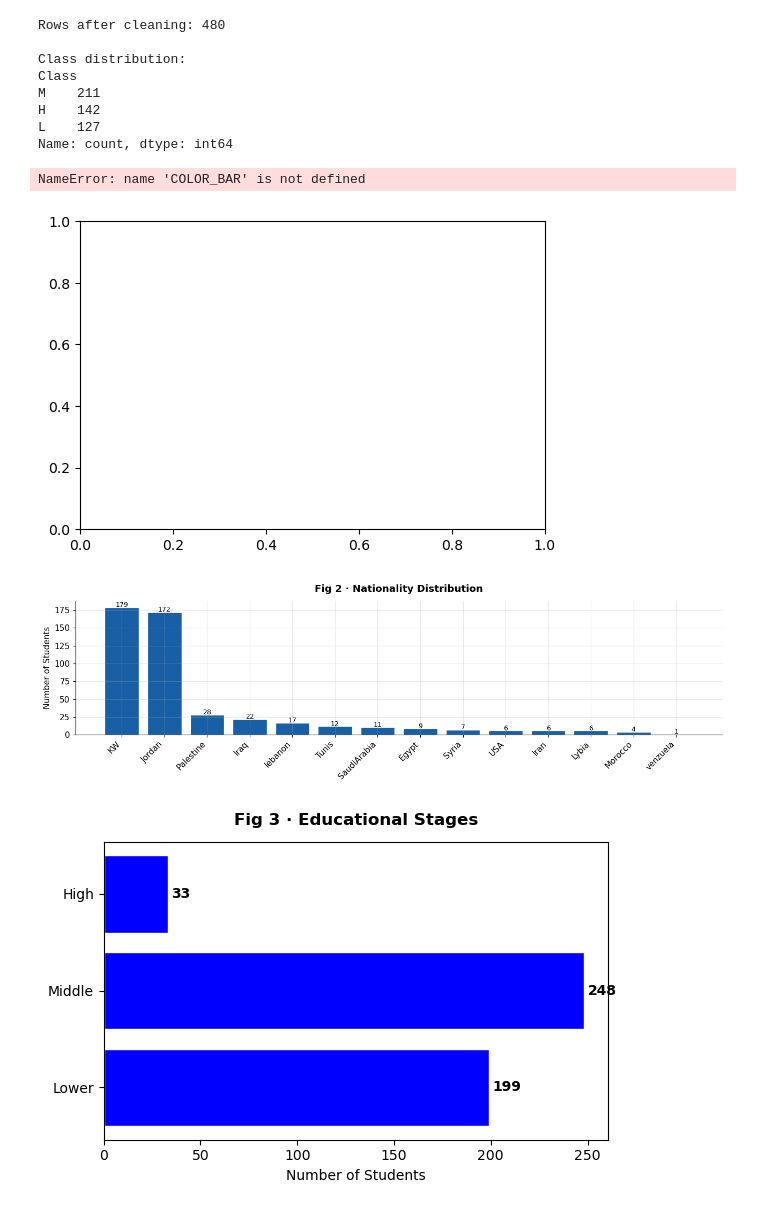
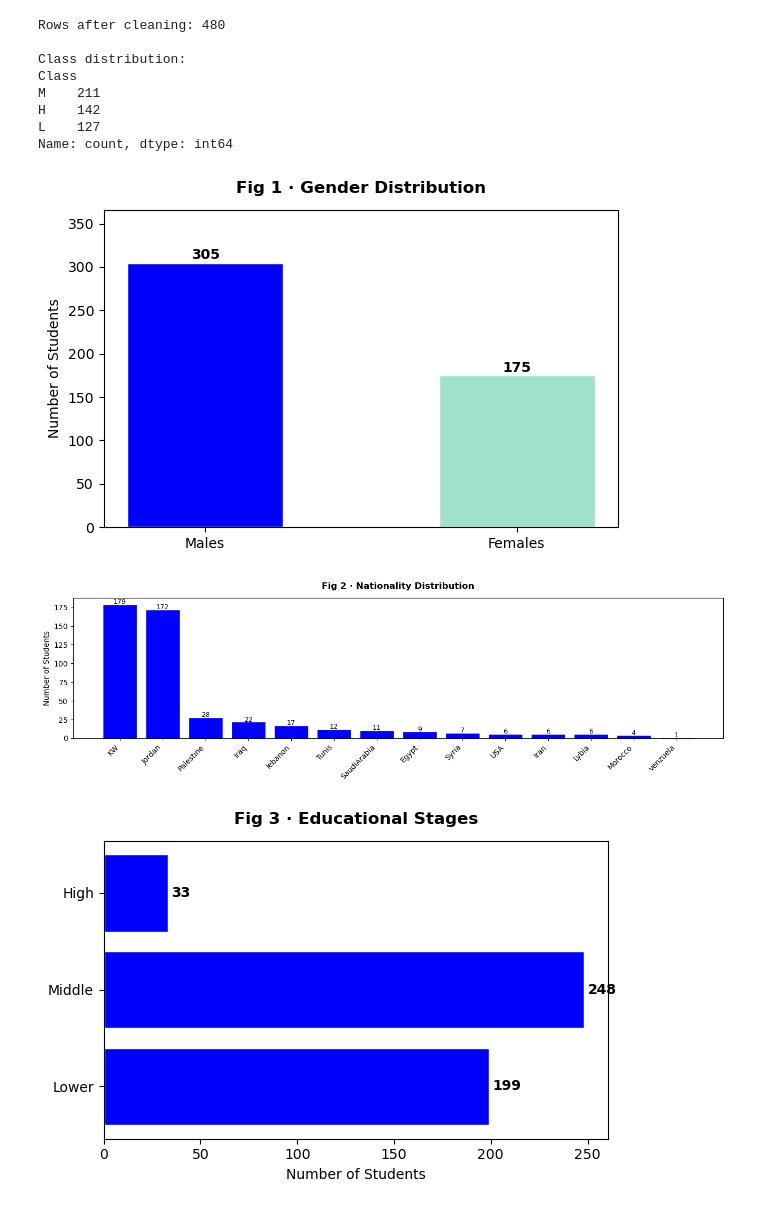
Before and after one commit to saidtuyizere-rgb/Data-mining, a Jupyter notebook: Data mining.ipynb, the cells around one changed output. Drawn from its saved outputs; the diff is of its cells as text; code cells hidden in the pictures.

```diff
--- a/Data mining.ipynb
+++ b/Data mining.ipynb
@@ -179,28 +176,27 @@ Name: count, dtype: int64
 # %%
 #3.discriptive and visualisations
 #  Fig 1: Gender
 gender_counts = df["gender"].value_counts().rename({"M": "Males", "F": "Females"})
 
 fig, ax = plt.subplots(figsize=(6, 4))
 bars = ax.bar(gender_counts.index, gender_counts.values,
-              color=[COLOR_BAR, "#9FE1CB"], width=0.5, edgecolor="white")
+              color=["blue", "#9FE1CB"], width=0.5, edgecolor="white")
 for bar in bars:
     ax.text(bar.get_x() + bar.get_width()/2, bar.get_height() + 4,
             str(int(bar.get_height())), ha="center", fontweight="bold")
 ax.set_title("Fig 1 · Gender Distribution", fontweight="bold", pad=12)
 ax.set_ylabel("Number of Students")
 ax.set_ylim(0, gender_counts.max() * 1.2)
 plt.tight_layout()
 plt.show()
 # %% [output]
-NameError: name 'COLOR_BAR' is not defined
-[figure, old version]
+[figure, new version]
 # %%
 #  Fig 2: Nationality
 nat_counts = df["NationalITy"].value_counts()
 
 fig, ax = plt.subplots(figsize=(13, 4))
-bars = ax.bar(nat_counts.index, nat_counts.values, color=COLOR_BAR, edgecolor="white")
+bars = ax.bar(nat_counts.index, nat_counts.values, color="blue", edgecolor="white")
 for bar in bars:
     ax.text(bar.get_x() + bar.get_width()/2, bar.get_height() + 0.5,
             str(int(bar.get_height())), ha="center", fontsize=9)
@@ -210,7 +206,7 @@ ax.set_xticklabels(nat_counts.index, rotation=45, ha="right")
 plt.tight_layout()
 plt.show()
 # %% [output]
-[figure, old version]
+[figure, new version]
 # %%
 # Fig 3: Educational Stages
 stage_counts = df["StageID"].value_counts()
```
Also changed, not shown: parts of 19 cells of this notebook.
